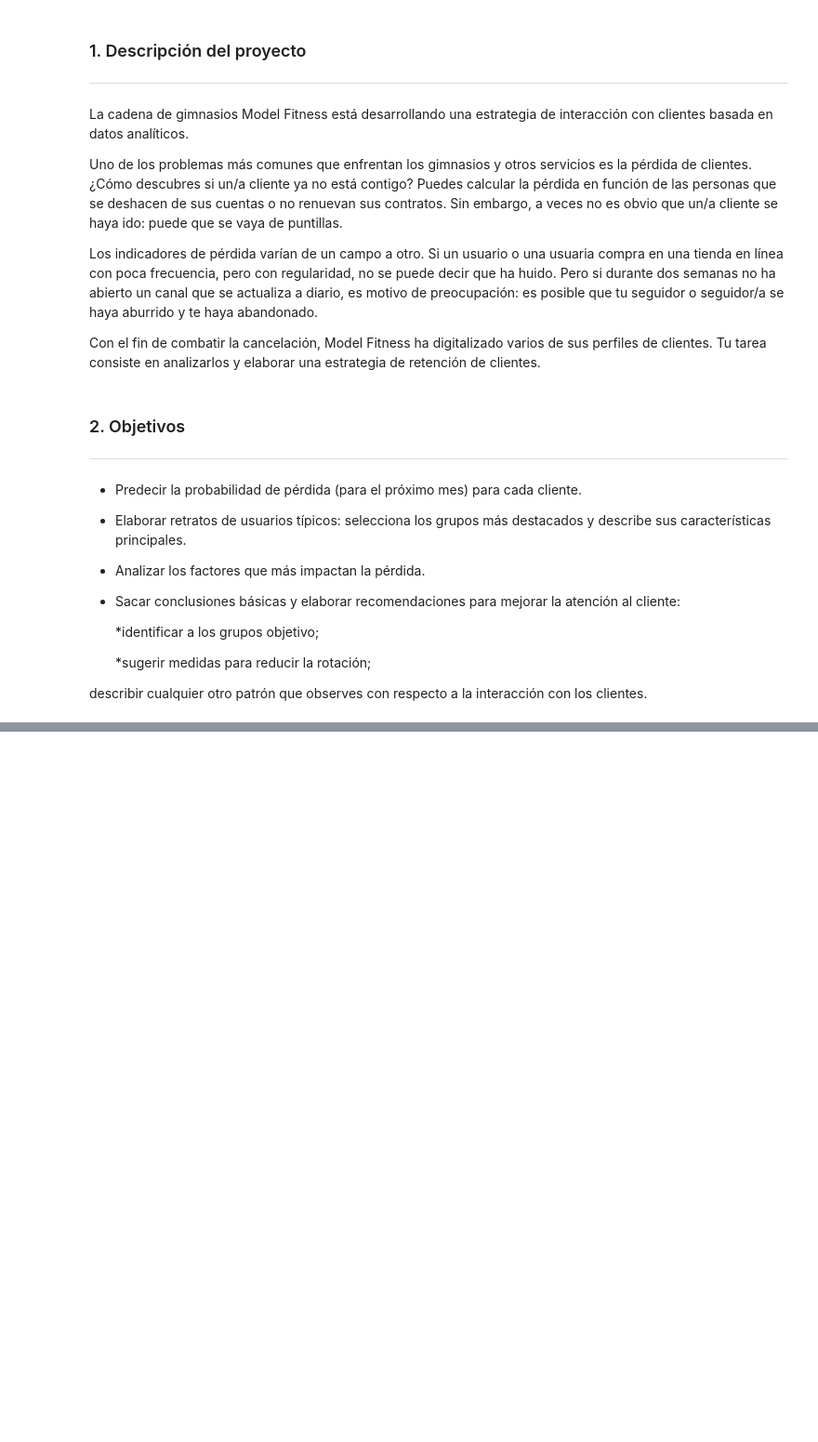
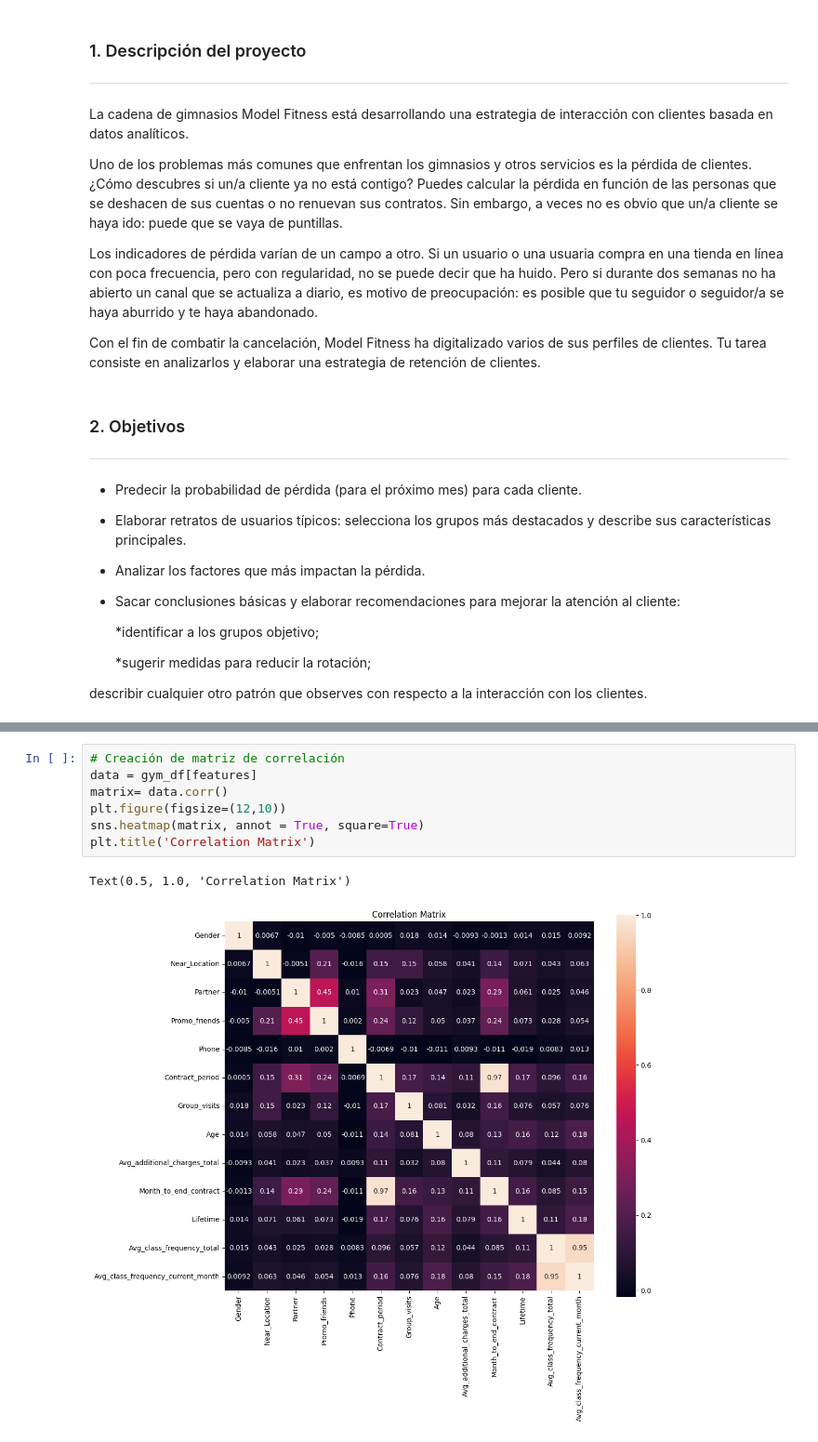
Before and after one commit to CECILIAM14/PROYECTO-13, a Jupyter notebook: PROYECTO 13/Notebook.ipynb, the cells around one changed output, grey strips where cells are left out. Shown at 93% size. Cells and saved outputs as stored; diff of their text form; blank space fills up the shorter version.

```diff
--- a/PROYECTO 13/Notebook.ipynb
+++ b/PROYECTO 13/Notebook.ipynb
@@ -96,0 +161,10 @@ churn_df.describe().T
+# %%
+# Creación de matriz de correlación
+data = gym_df[features]
+matrix= data.corr()
+plt.figure(figsize=(12,10))
+sns.heatmap(matrix, annot = True, square=True)
+plt.title('Correlation Matrix')
+# %% [output]
+Text(0.5, 1.0, 'Correlation Matrix')
+[figure, added]
```
Also changed, not shown: parts of 29 cells of this notebook.
